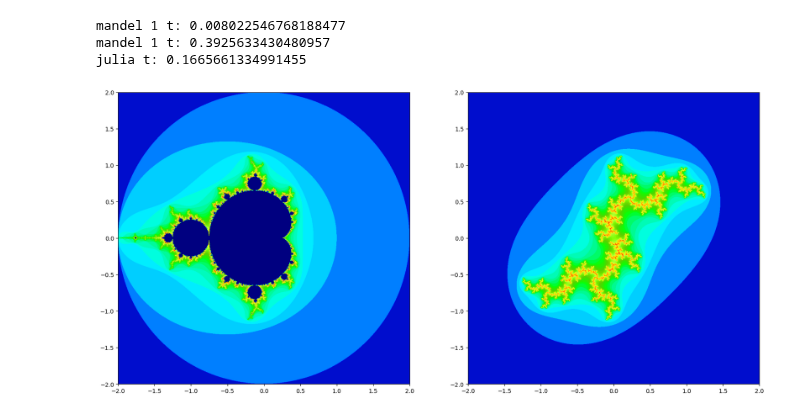
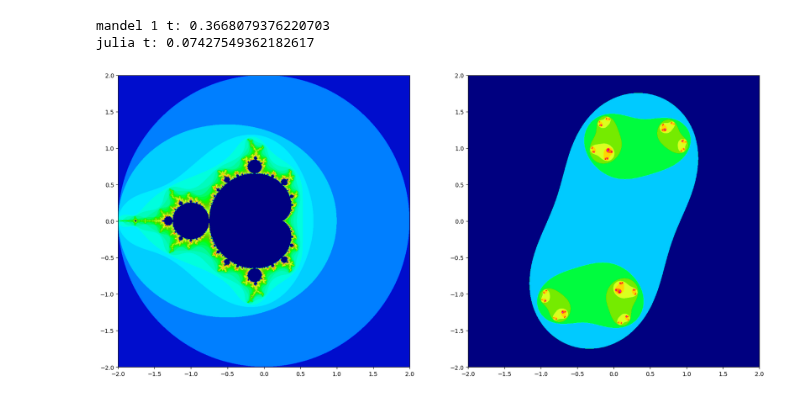
Before and after one commit to jjgold012/visual_stuff, a Jupyter notebook: py/mandelbrot_set/mandelbrot_set.ipynb, the cells around one changed output. Drawn from its saved outputs; the diff is of its cells as text; code cells hidden in the pictures.

```diff
--- a/py/mandelbrot_set/mandelbrot_set.ipynb
+++ b/py/mandelbrot_set/mandelbrot_set.ipynb
@@ -42,21 +42,20 @@ def draw_julia(x_min, x_max, y_min, y_max, c, res=1000, max_iter=100):
 # %%
 fig, (ax1, ax2) = plt.subplots(1, 2, figsize=(20, 10))
 ax1.imshow(
     np.sqrt(draw_mandelbrot(-2, 2, -2, 2, 1000)),
     extent=[-2, 2, -2, 2],
     cmap="gist_ncar",
 )
 ax2.imshow(
-    np.sqrt(draw_julia(-2, 2, -2, 2, 0.8j, 1000)),
+    np.sqrt(draw_julia(-2, 2, -2, 2, 1+0.8j, 1000)),
     extent=[-2, 2, -2, 2],
     cmap="gist_ncar",
 )
 fig.show()
 # %% [output]
-mandel 1 t: 0.008022546768188477
-mandel 1 t: 0.3925633430480957
-julia t: 0.1665661334991455
+mandel 1 t: 0.3668079376220703
+julia t: 0.07427549362182617
-[figure, old version]
+[figure, new version]
 # %%
 from ipycanvas import Canvas
 
```
Also changed, not shown: parts of 3 cells of this notebook.
